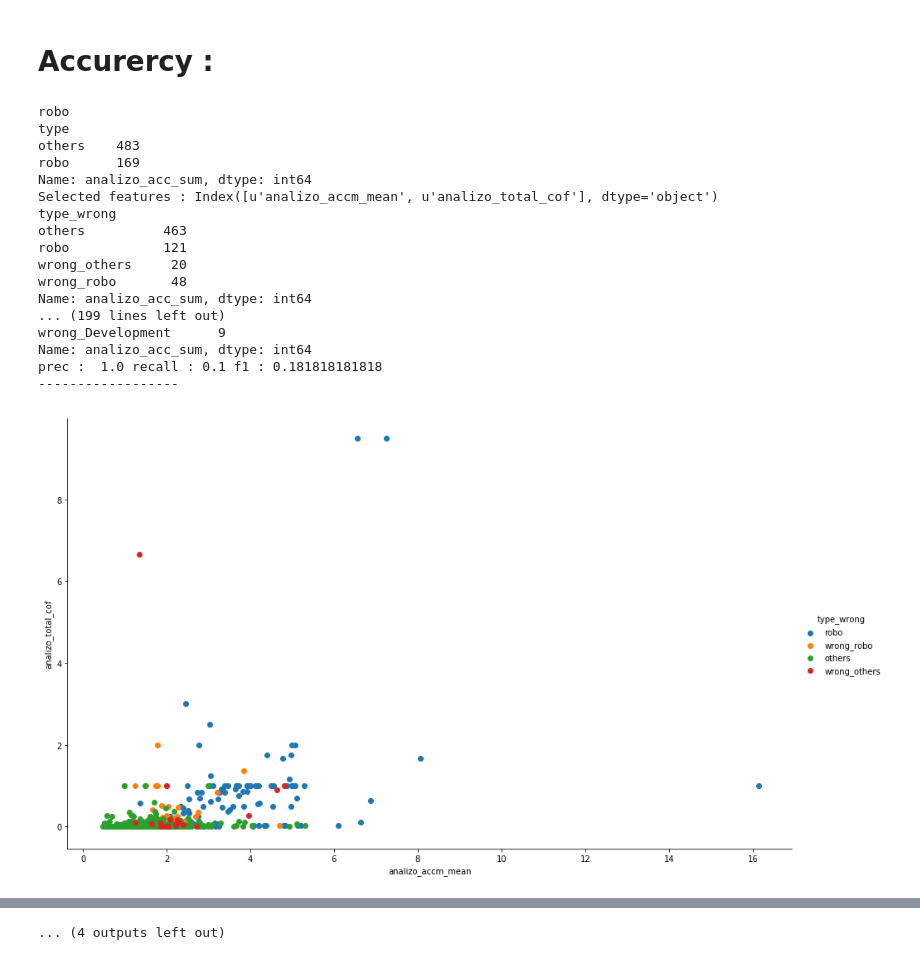
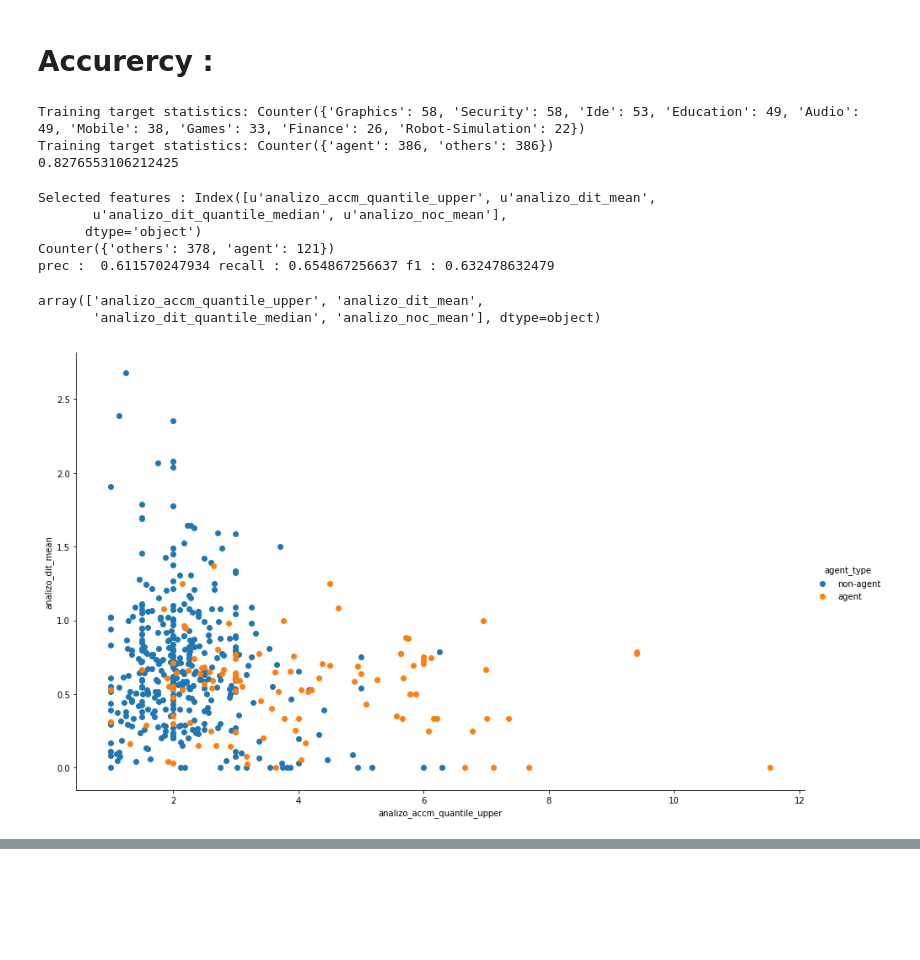
Before and after one commit to alonzanbar/robocup_analysis, a Jupyter notebook: code_analysis-machine-learning.ipynb, the cells around one changed output, grey strips where cells are left out. Drawn from its saved outputs; the diff is of its cells as text; code cells hidden in the pictures; blank space fills up the shorter version.

```diff
--- a/code_analysis-machine-learning.ipynb
+++ b/code_analysis-machine-learning.ipynb
@@ -37,3 +15,9 @@ GH_df = GH_df[GH_df['type_original'].isin(GH_df_group_by_50.index.values)]
+# %%
+common_categories = ['category','agent_type','type','folder']
+
+regexp_code = re.compile(r'analizo_(.)*(mean|median|quantile_upper)')
+regexp_loc = re.compile(r'analizo_loc_(.)*')
+df = df[[c for c in df.columns if  ( regexp_code.search(c) and not regexp_loc.search(c) ) or  c in common_categories]].copy()
 # %% [markdown]
 ## Removing ACCM outliners
 # %%
@@ -50,8 +32,3 @@ GH_df_reduced =GH_df.loc[(GH_df['analizo_accm_mean']>=quant_df[low]) & (GH_df['a
-# %%
-df_merged= pd.concat([code_df_reduced,GH_df_reduced],sort=False)
-df_merged['type'] = 'others'
-# %%
-df_merged.fillna(0,inplace=True)
 # %%
 from sklearn.feature_selection import SelectKBest
 from sklearn.feature_selection import RFE
@@ -101,30 +94,25 @@ def classify_one_vs_many(df,type_class):
 # %% [markdown]
 # Accurercy :
+# %%
+
+model  = LinearSVC()
+df_accurarcy, selected_features,model = classify_one_vs_many(df_reduced,model,'agent')
+# %% [output]
+Training target statistics: Counter({'Graphics': 58, 'Security': 58, 'Ide': 53, 'Education': 49, 'Audio': 49, 'Mobile': 38, 'Games': 33, 'Finance': 26, 'Robot-Simulation': 22})
+Training target statistics: Counter({'agent': 386, 'others': 386})
+0.8276553106212425
+Selected features : Index([u'analizo_accm_quantile_upper', u'analizo_dit_mean',
+       u'analizo_dit_quantile_median', u'analizo_noc_mean'],
+      dtype='object')
+Counter({'others': 378, 'agent': 121})
+prec :  0.611570247934 recall : 0.654867256637 f1 : 0.632478632479
+# %%
+selected_features
+# %% [output]
+array(['analizo_accm_quantile_upper', 'analizo_dit_mean',
+       'analizo_dit_quantile_median', 'analizo_noc_mean'], dtype=object)
 # %%
-for t in df_merged['type_original'].unique():
-    print t
-    type_class =  t
-    df_accurarcy, selected_features = classify_one_vs_many(df_merged,type_class)
-    fg = sns.FacetGrid(data=df_accurarcy, hue='type_wrong',  aspect=1.61,height=8)
-    fig = fg.map(plt.scatter, selected_features[0],selected_features[1],).add_legend()
-
-    print '------------------\n'
+fg = sns.FacetGrid(data=df_accurarcy, hue='agent_type',  aspect=1.61,height=8)
+fig = fg.map(plt.scatter, 'analizo_accm_quantile_upper','analizo_dit_mean',).add_legend()
 # %% [output]
-robo
-type
-others    483
-robo      169
-Name: analizo_acc_sum, dtype: int64
-Selected features : Index([u'analizo_accm_mean', u'analizo_total_cof'], dtype='object')
-type_wrong
-others          463
-robo            121
-wrong_others     20
-wrong_robo       48
-Name: analizo_acc_sum, dtype: int64
-... (199 lines left out)
-wrong_Development      9
-Name: analizo_acc_sum, dtype: int64
-prec :  1.0 recall : 0.1 f1 : 0.181818181818
-------------------
-[figure, old version]
+[figure, new version]
@@ -141 +118,0 @@ prec :  1.0 recall : 0.1 f1 : 0.181818181818
-... (4 outputs left out)
```
Also changed, not shown: parts of 24 cells of this notebook, 50 other files.
